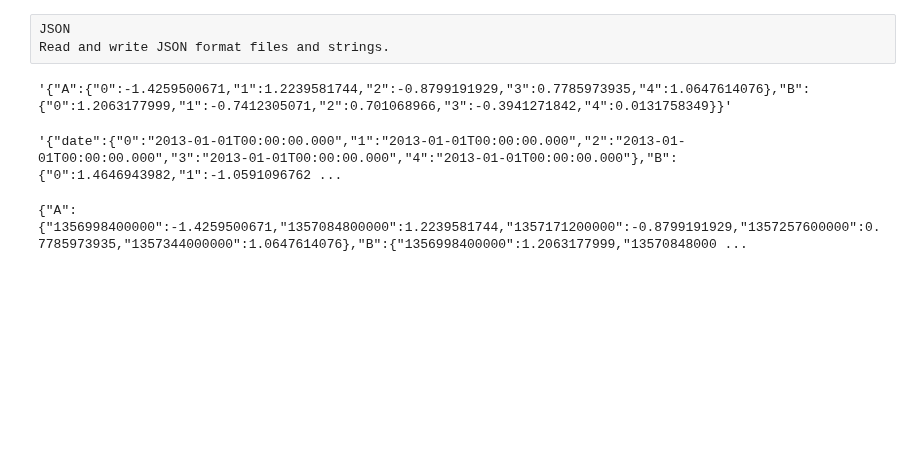
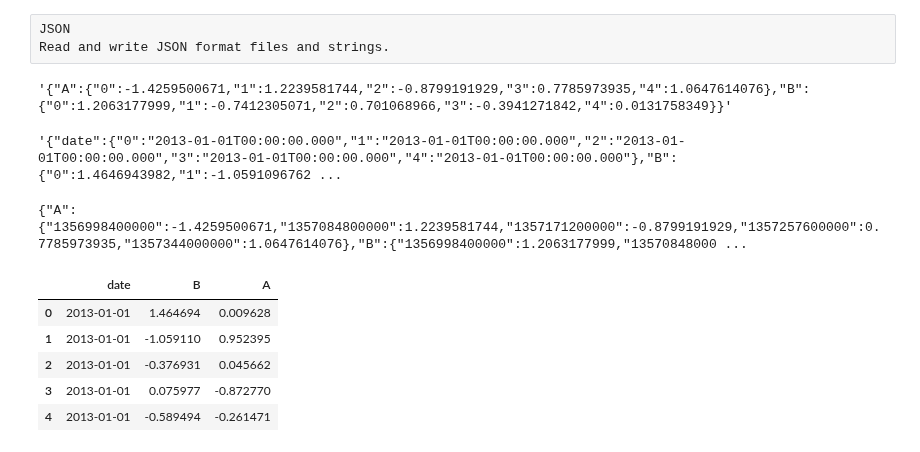
Before and after one commit to manasesmutembei11/ML, a Jupyter notebook: pandas/io_tools.ipynb, the cells around one changed output. Drawn from its saved outputs; the diff is of its cells as text; code cells hidden in the pictures; blank space fills up the shorter version.

```diff
--- a/pandas/io_tools.ipynb
+++ b/pandas/io_tools.ipynb
@@ -305,3 +305,13 @@ with open("test.json") as fh:
     print(fh.read())
 # %% [output]
 {"A":{"1356998400000":-1.4259500671,"1357084800000":1.2239581744,"1357171200000":-0.8799191929,"1357257600000":0.7785973935,"1357344000000":1.0647614076},"B":{"1356998400000":1.2063177999,"13570848000 ...
+# %%
+from io import StringIO
+pd.read_json(StringIO(json))
+# %% [output]
+|  | date | B | A |
+| 0 | 2013-01-01 | 1.464694 | 0.009628 |
+| 1 | 2013-01-01 | -1.059110 | 0.952395 |
+| 2 | 2013-01-01 | -0.376931 | 0.045662 |
+| 3 | 2013-01-01 | 0.075977 | -0.872770 |
+| 4 | 2013-01-01 | -0.589494 | -0.261471 |
```
Also changed, not shown: parts of 3 cells of this notebook.
